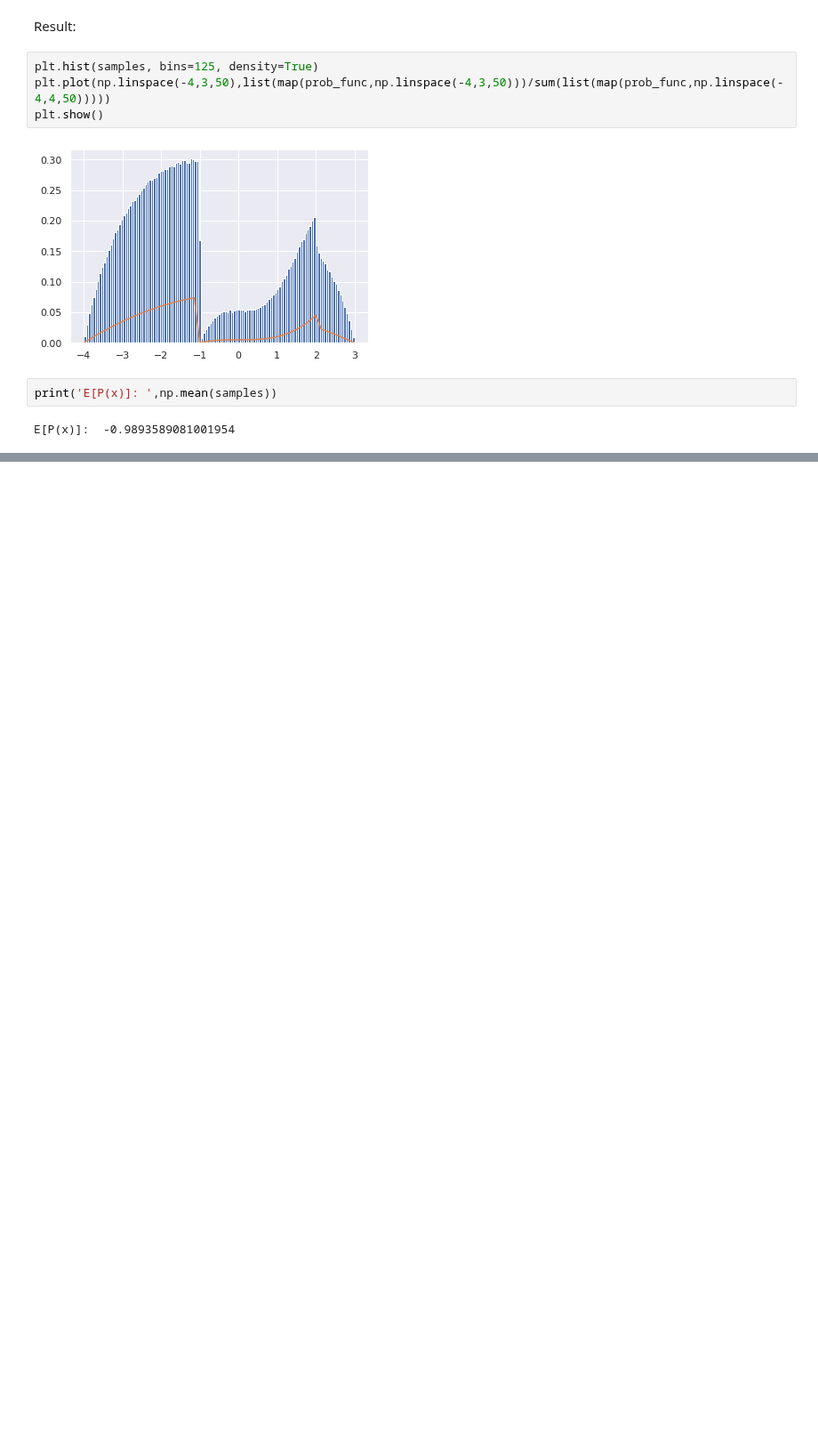
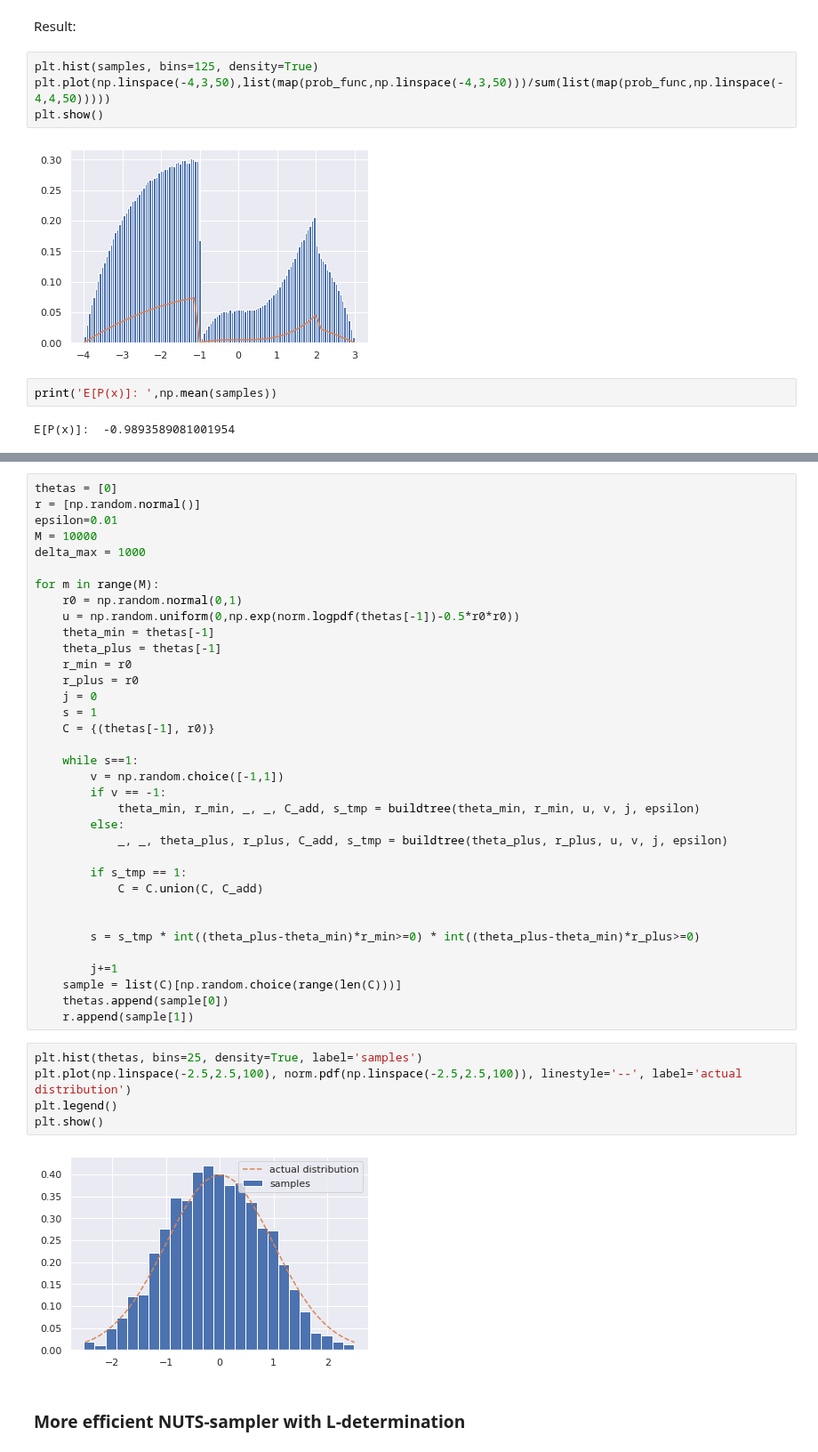
Before and after one commit to tobias-beers/RNA_visualization, a Jupyter notebook: Code/PyStan/Metropolis_Hastings.ipynb, the cells around one changed output, grey strips where cells are left out. Shown at 89% size. Drawn from its saved outputs; the diff is of its cells as text; blank space fills up the shorter version.

```diff
--- a/Code/PyStan/Metropolis_Hastings.ipynb
+++ b/Code/PyStan/Metropolis_Hastings.ipynb
@@ -54,0 +154,44 @@ E[P(x)]:  -0.9893589081001954
+# %%
+thetas = [0]
+r = [np.random.normal()]
+epsilon=0.01
+M = 10000
+delta_max = 1000
+
+for m in range(M):
+    r0 = np.random.normal(0,1)
+    u = np.random.uniform(0,np.exp(norm.logpdf(thetas[-1])-0.5*r0*r0))
+    theta_min = thetas[-1]
+    theta_plus = thetas[-1]
+    r_min = r0
+    r_plus = r0
+    j = 0
+    s = 1
+    C = {(thetas[-1], r0)}
+
+    while s==1:
+        v = np.random.choice([-1,1])
+        if v == -1:
+            theta_min, r_min, _, _, C_add, s_tmp = buildtree(theta_min, r_min, u, v, j, epsilon)
+        else:
+            _, _, theta_plus, r_plus, C_add, s_tmp = buildtree(theta_plus, r_plus, u, v, j, epsilon)
+
+        if s_tmp == 1:
+            C = C.union(C, C_add)
+
+
+        s = s_tmp * int((theta_plus-theta_min)*r_min>=0) * int((theta_plus-theta_min)*r_plus>=0)
+
+        j+=1
+    sample = list(C)[np.random.choice(range(len(C)))]
+    thetas.append(sample[0])
+    r.append(sample[1])
+# %%
+plt.hist(thetas, bins=25, density=True, label='samples')
+plt.plot(np.linspace(-2.5,2.5,100), norm.pdf(np.linspace(-2.5,2.5,100)), linestyle='--', label='actual distribution')
+plt.legend()
+plt.show()
+# %% [output]
+[figure, added]
+# %% [markdown]
+### More efficient NUTS-sampler with L-determination
```
Also changed, not shown: parts of 21 cells of this notebook, 8 other files.
